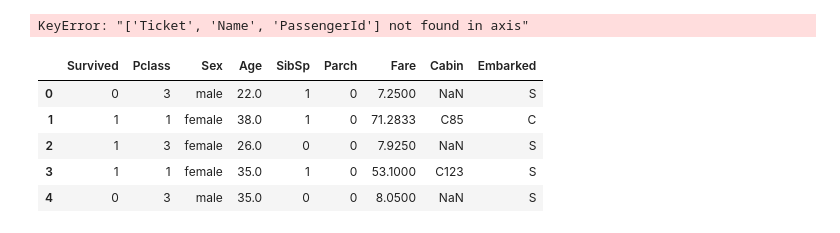
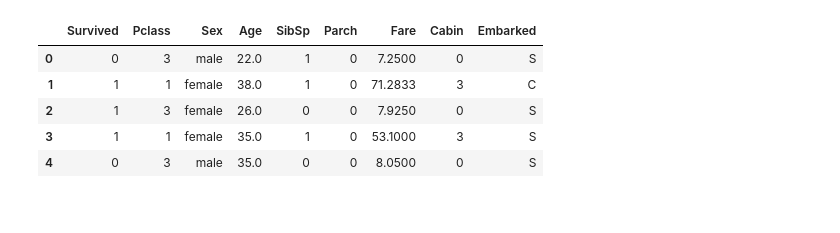
Before and after one commit to Icemagic33/pytorch_introduction, a Jupyter notebook: kaggle_prc/titanic/titanic-better.ipynb, the cells around one changed output. Drawn from its saved outputs; the diff is of its cells as text; code cells hidden in the pictures.

```diff
--- a/kaggle_prc/titanic/titanic-better.ipynb
+++ b/kaggle_prc/titanic/titanic-better.ipynb
@@ -25,37 +25,41 @@ data.head(20)
 | 18 | 19 | 0 | 3 | Vander Planke, Mrs. Julius (Emeli... | female | 31.0 | 1 | 0 | 345763 | 18.0000 | ... |
 | 19 | 20 | 1 | 3 | Masselmani, Mrs. Fatima | female | NaN | 0 | 0 | 2649 | 7.2250 | ... |
 # %%
-# Clean data
 def clean(data):
-    # Drop columns that are less likely to impact the analysis
-    data = data.drop(["Ticket", "Name", "PassengerId"], axis=1)
+    # Check and drop columns that are less likely to impact the analysis
+    columns_to_drop = ["Ticket", "Name", "PassengerId"]
+    for col in columns_to_drop:
+        if col in data.columns:
+            data = data.drop(col, axis=1)
 
     # Fill missing values in specified columns with the mean
     cols = ["SibSp", "Parch", "Fare", "Age"]
     for col in cols:
-        data[col].fillna(data[col].mean(), inplace=True)
+        if col in data.columns:
+            data[col].fillna(data[col].mean(), inplace=True)
 
     # Fill missing values in 'Embarked' with 'U' for unknown
-    data.Embarked.fillna("U", inplace=True)
+    if 'Embarked' in data.columns:
+        data.Embarked.fillna("U", inplace=True)
 
     # Clean the 'Cabin' data
-    data['Cabin'] = data['Cabin'].fillna('0').apply(lambda x: '0' if x == '0' else str(ord(x[0].upper()) - ord('A') + 1))
+    if 'Cabin' in data.columns:
+        data['Cabin'] = data['Cabin'].fillna('0').apply(lambda x: '0' if x == '0' else str(ord(x[0].upper()) - ord('A') + 1))
 
     return data
 
-data = clean(data)
-test = clean(test)
+# Apply the clean function to the datasets
+cleaned_data = clean(data)
+cleaned_test = clean(test)
-# %% [output]
-KeyError: "['Ticket', 'Name', 'PassengerId'] not found in axis"
 # %%
-data.head(5)
+cleaned_data.head(5)
 # %% [output]
 |  | Survived | Pclass | Sex | Age | SibSp | Parch | Fare | Cabin | Embarked |
-| 0 | 0 | 3 | male | 22.0 | 1 | 0 | 7.2500 | NaN | S |
-| 1 | 1 | 1 | female | 38.0 | 1 | 0 | 71.2833 | C85 | C |
-| 2 | 1 | 3 | female | 26.0 | 0 | 0 | 7.9250 | NaN | S |
-| 3 | 1 | 1 | female | 35.0 | 1 | 0 | 53.1000 | C123 | S |
-| 4 | 0 | 3 | male | 35.0 | 0 | 0 | 8.0500 | NaN | S |
+| 0 | 0 | 3 | male | 22.0 | 1 | 0 | 7.2500 | 0 | S |
+| 1 | 1 | 1 | female | 38.0 | 1 | 0 | 71.2833 | 3 | C |
+| 2 | 1 | 3 | female | 26.0 | 0 | 0 | 7.9250 | 0 | S |
+| 3 | 1 | 1 | female | 35.0 | 1 | 0 | 53.1000 | 3 | S |
+| 4 | 0 | 3 | male | 35.0 | 0 | 0 | 8.0500 | 0 | S |
 # %%
 from sklearn import preprocessing
 le = preprocessing.LabelEncoder() # label encoder
```
Also changed, not shown: parts of 7 cells of this notebook.
